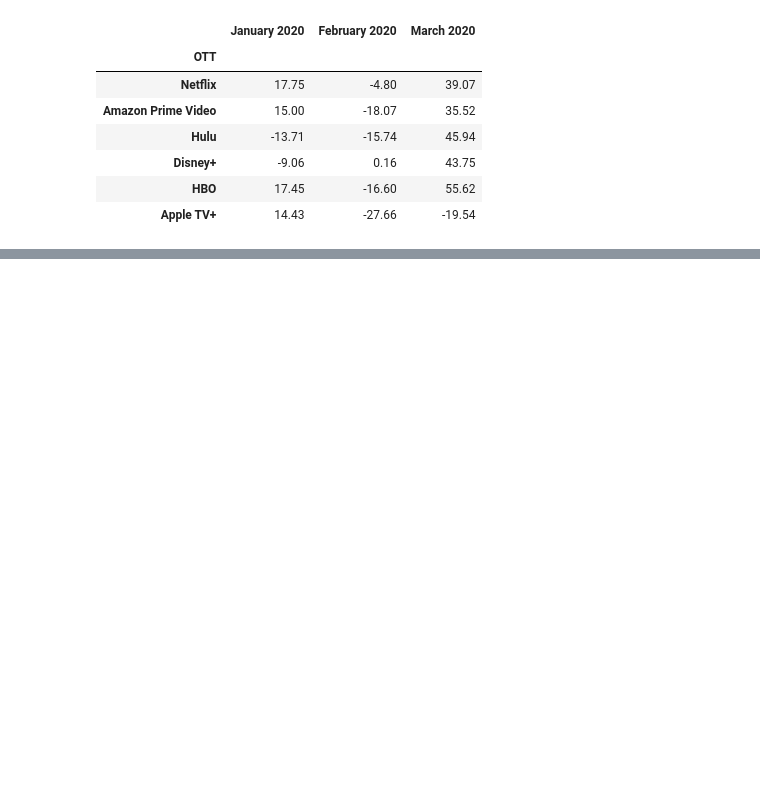
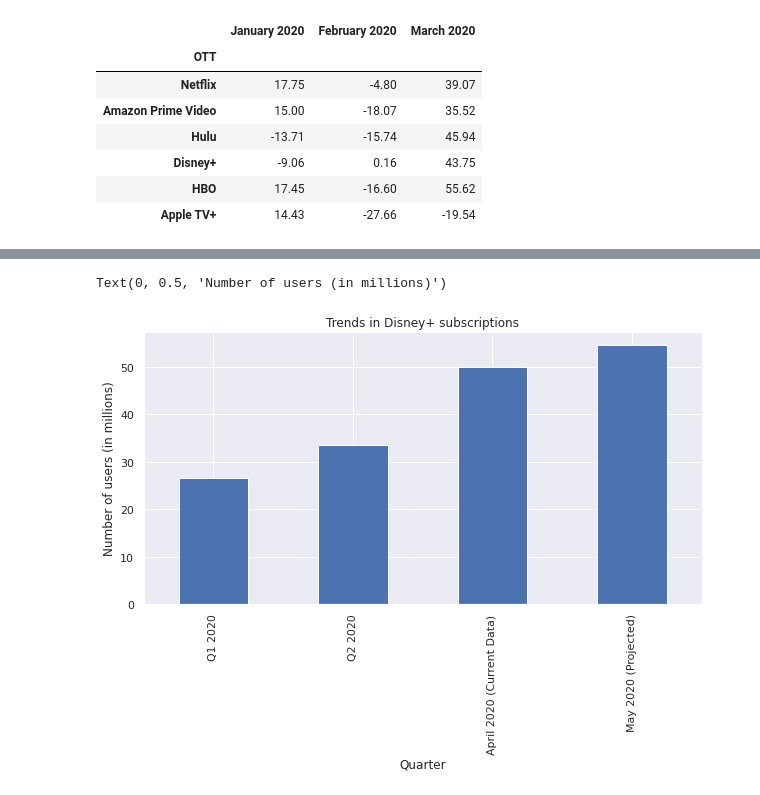
Before and after one commit to newb-dev-1008/CoVID_Entertainment_Impact, a Jupyter notebook: Entertainment_during_CoVID_19.ipynb, the cells around one changed output, grey strips where cells are left out. Saved outputs shown, nothing was run; the diff lists cells and outputs as text; code cells hidden in the pictures; blank space fills up the shorter version.

```diff
--- a/Entertainment_during_CoVID_19.ipynb
+++ b/Entertainment_during_CoVID_19.ipynb
@@ -761,3 +764,14 @@ netflix_2020_region
+# %%
+# disney+_increase
+
+disney_increase = pd.read_excel('disney+_increase.xlsx')
+disney_increase.reset_index()
+disney_increase.set_index('Quarter', inplace = True)
+disney_increase.plot(kind = 'bar', figsize = [10,5], legend = False, title = 'Trends in Disney+ subscriptions')
+plt.ylabel('Number of users (in millions)')
+# %% [output]
+Text(0, 0.5, 'Number of users (in millions)')
+[figure, added]
 # %%
 # social_network
 # %%
```
Also changed, not shown: parts of 5 cells of this notebook.
